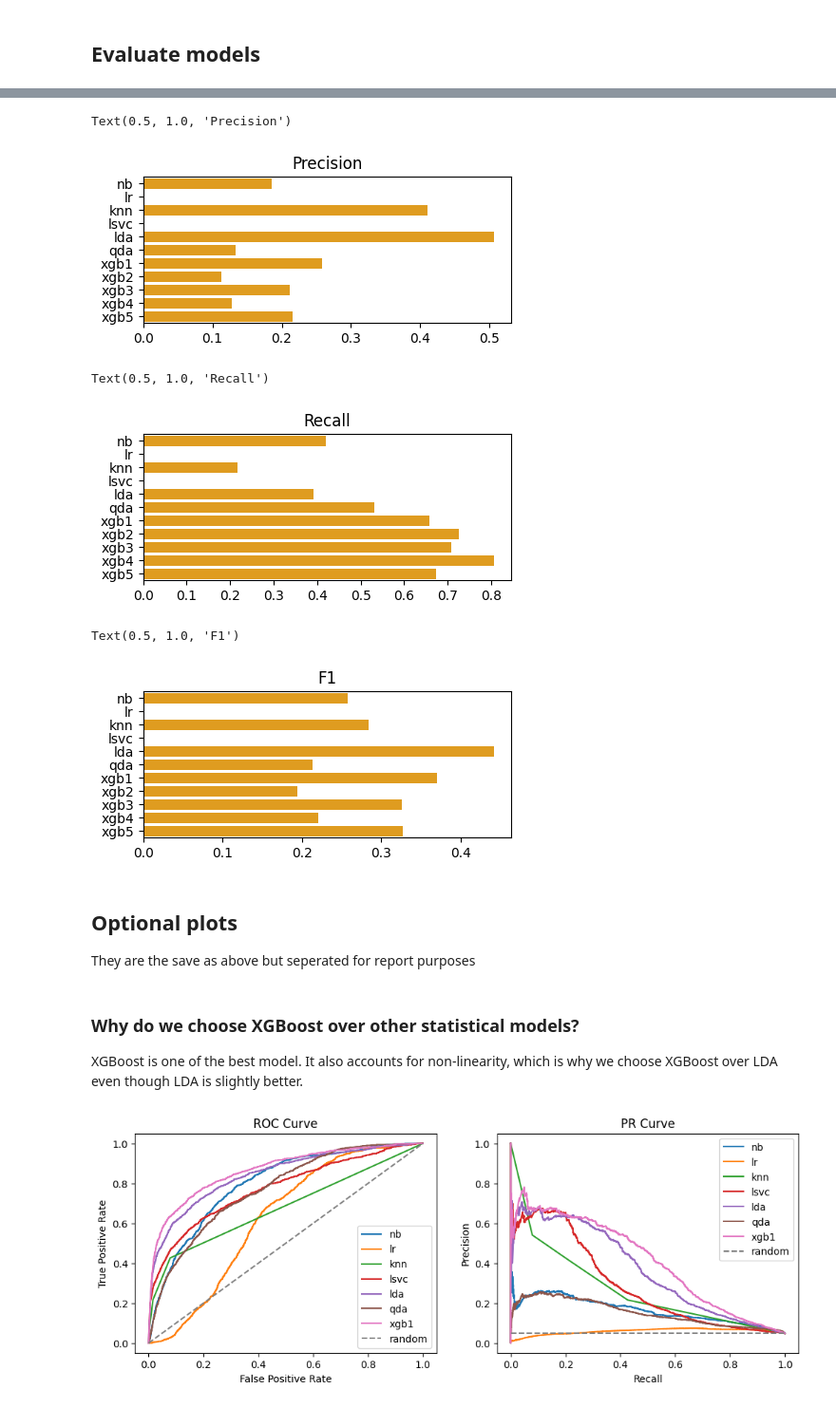
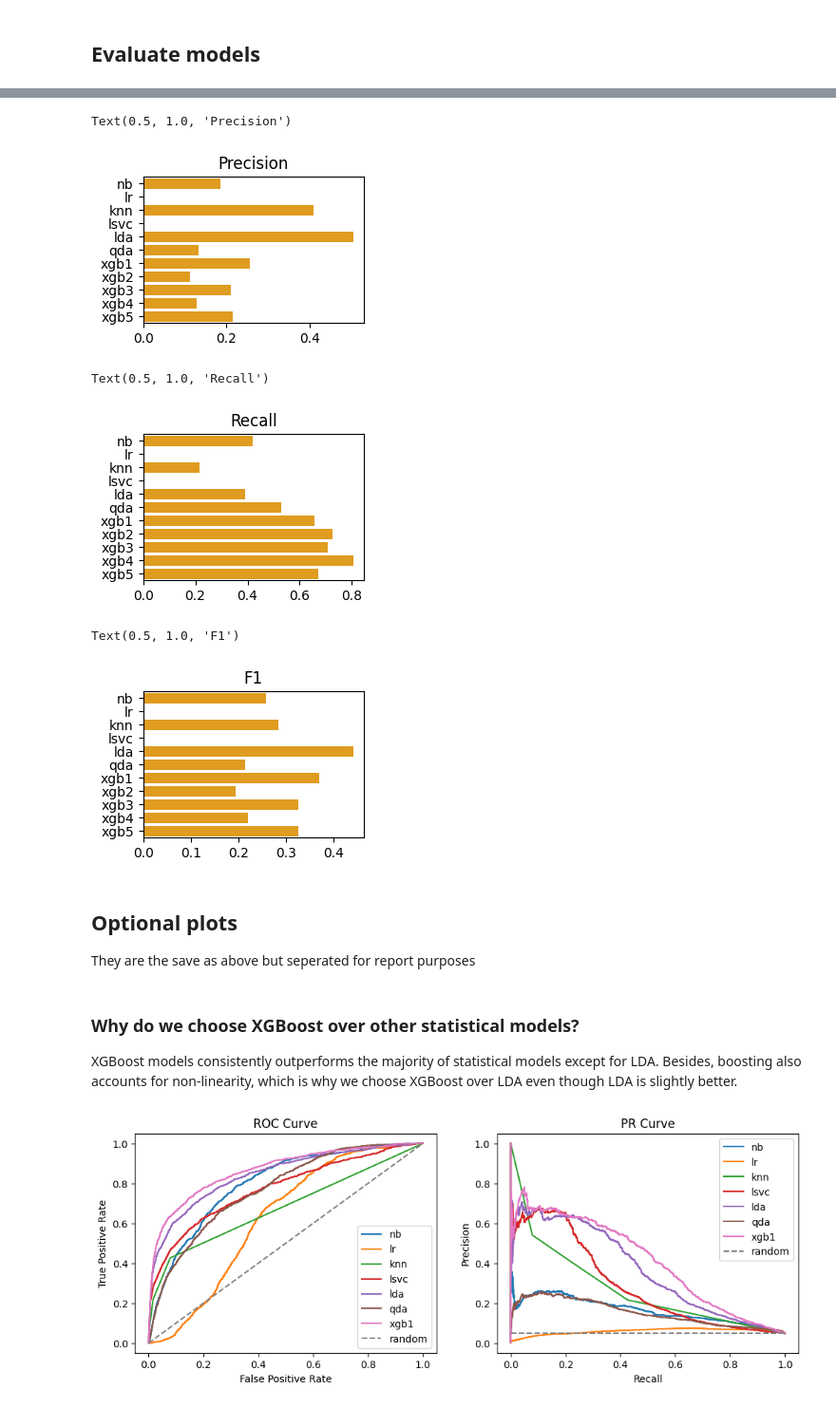
Before and after one commit to HaotingS/dsa4262_project, a Jupyter notebook: notebooks/modeling4_yeejet.ipynb, the cells around one changed output, grey strips where cells are left out. Shown at 95% size. Drawn from its saved outputs; the diff is of its cells as text; code cells hidden in the pictures.

```diff
--- a/notebooks/modeling4_yeejet.ipynb
+++ b/notebooks/modeling4_yeejet.ipynb
@@ -774,30 +784,30 @@ Text(0.5, 1.0, 'Mean of ROC & PR AUC')
 # %%
-plt.figure(figsize=(5,2))
+plt.figure(figsize=(3,2))
 sns.barplot(x=precisions, y=models, orient='h', color='orange')
 plt.title("Precision")
 # %% [output]
 Text(0.5, 1.0, 'Precision')
-[figure, old version]
+[figure, new version]
 # %%
-plt.figure(figsize=(5,2))
+plt.figure(figsize=(3,2))
 sns.barplot(x=recalls, y=models, orient='h', color='orange')
 plt.title("Recall")
 # %% [output]
 Text(0.5, 1.0, 'Recall')
-[figure, old version]
+[figure, new version]
 # %%
-plt.figure(figsize=(5,2))
+plt.figure(figsize=(3,2))
 sns.barplot(x=f1s, y=models, orient='h', color='orange')
 plt.title("F1")
 # %% [output]
 Text(0.5, 1.0, 'F1')
-[figure, old version]
+[figure, new version]
 # %% [markdown]
 ## Optional plots
 They are the save as above but seperated for report purposes
 # %% [markdown]
 ### Why do we choose XGBoost over other statistical models?
-XGBoost is one of the best model. It also accounts for non-linearity, which is why we choose XGBoost over LDA even though LDA is slightly better.
+XGBoost models consistently outperforms the majority of statistical models except for LDA. Besides, boosting also accounts for non-linearity, which is why we choose XGBoost over LDA even though LDA is slightly better.
 # %%
 plt.figure(figsize=(12, 4))
 random_yhat_probs = np.zeros(len(yte))
```
Also changed, not shown: parts of 13 cells of this notebook, 11 other files.
